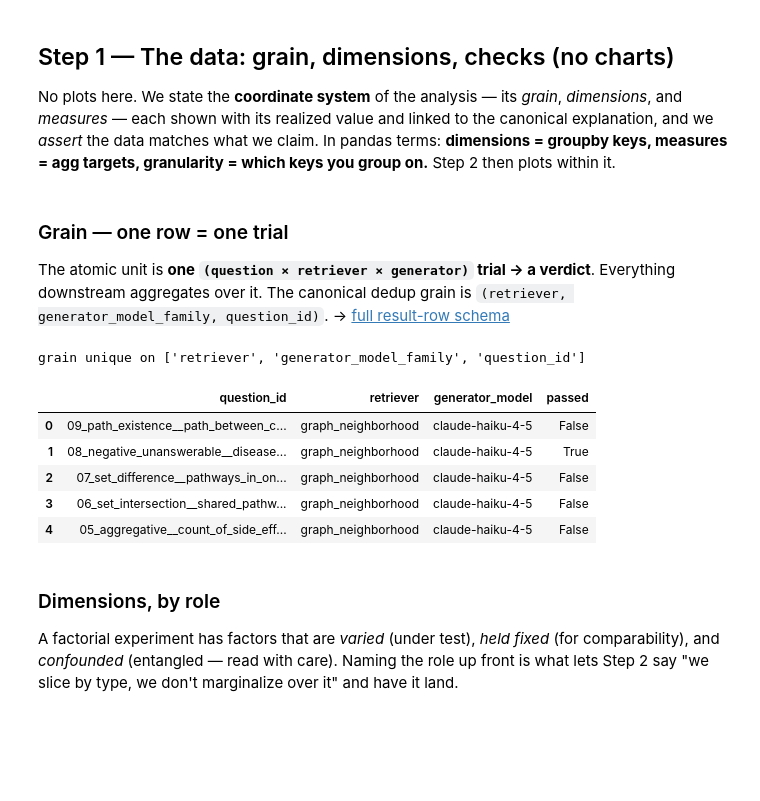
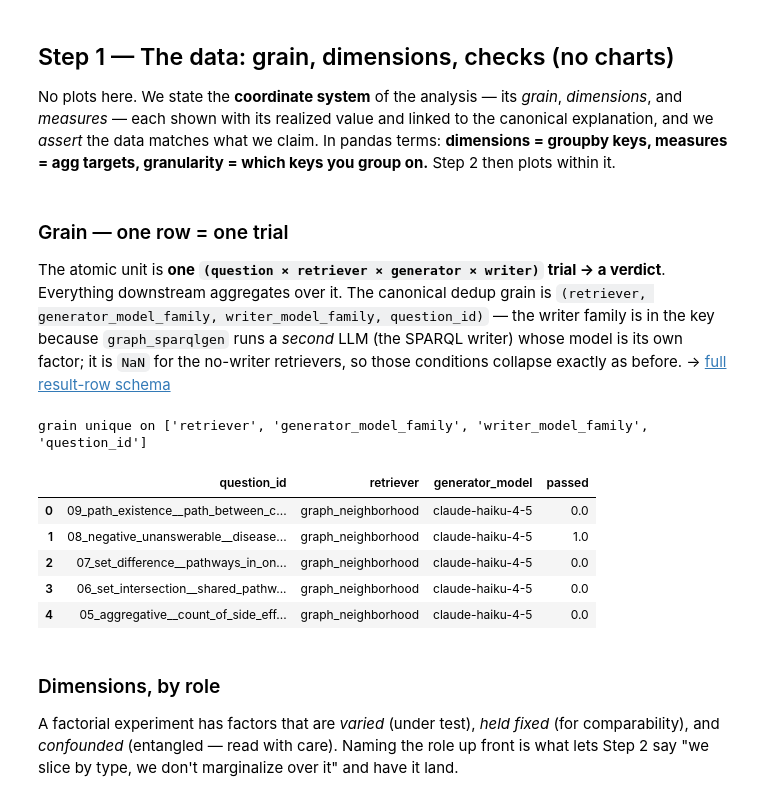
Before and after one commit to joseph-higaki/biomedical-rag-bench, a Jupyter notebook: eval/analysis/explore.ipynb, the cells around one changed output. Drawn from its saved outputs; the diff is of its cells as text; code cells hidden in the pictures; blank space fills up the shorter version.

```diff
--- a/eval/analysis/explore.ipynb
+++ b/eval/analysis/explore.ipynb
@@ -33,22 +33,25 @@ measures = agg targets, granularity = which keys you group on.** Step 2 then plo
 # %% [markdown]
 ### Grain — one row = one trial
 
-The atomic unit is **one `(question × retriever × generator)` trial → a verdict**. Everything
-downstream aggregates over it. The canonical dedup grain is `(retriever, generator_model_family,
-question_id)`. → [full result-row schema](../README.md#result-row-schema)
+The atomic unit is **one `(question × retriever × generator × writer)` trial → a verdict**.
+Everything downstream aggregates over it. The canonical dedup grain is `(retriever,
+generator_model_family, writer_model_family, question_id)` — the writer family is in the key
+because `graph_sparqlgen` runs a *second* LLM (the SPARQL writer) whose model is its own factor;
+it is `NaN` for the no-writer retrievers, so those conditions collapse exactly as before.
+→ [full result-row schema](../README.md#result-row-schema)
 # %%
-key = ["retriever", "generator_model_family", "question_id"]
+key = ["retriever", "generator_model_family", "writer_model_family", "question_id"]
 assert not df.duplicated(key).any(), "grain not unique — dedup bug in load.py"
 print("grain unique on", key)
 df[["question_id", "retriever", "generator_model", "passed"]].head(5)
 # %% [output]
-grain unique on ['retriever', 'generator_model_family', 'question_id']
+grain unique on ['retriever', 'generator_model_family', 'writer_model_family', 'question_id']
 |  | question_id | retriever | generator_model | passed |
-| 0 | 09_path_existence__path_between_c... | graph_neighborhood | claude-haiku-4-5 | False |
-| 1 | 08_negative_unanswerable__disease... | graph_neighborhood | claude-haiku-4-5 | True |
-| 2 | 07_set_difference__pathways_in_on... | graph_neighborhood | claude-haiku-4-5 | False |
-| 3 | 06_set_intersection__shared_pathw... | graph_neighborhood | claude-haiku-4-5 | False |
-| 4 | 05_aggregative__count_of_side_eff... | graph_neighborhood | claude-haiku-4-5 | False |
+| 0 | 09_path_existence__path_between_c... | graph_neighborhood | claude-haiku-4-5 | 0.0 |
+| 1 | 08_negative_unanswerable__disease... | graph_neighborhood | claude-haiku-4-5 | 1.0 |
+| 2 | 07_set_difference__pathways_in_on... | graph_neighborhood | claude-haiku-4-5 | 0.0 |
+| 3 | 06_set_intersection__shared_pathw... | graph_neighborhood | claude-haiku-4-5 | 0.0 |
+| 4 | 05_aggregative__count_of_side_eff... | graph_neighborhood | claude-haiku-4-5 | 0.0 |
 # %% [markdown]
 ### Dimensions, by role
 
```
Also changed, not shown: parts of 14 cells of this notebook, 4 other files.
